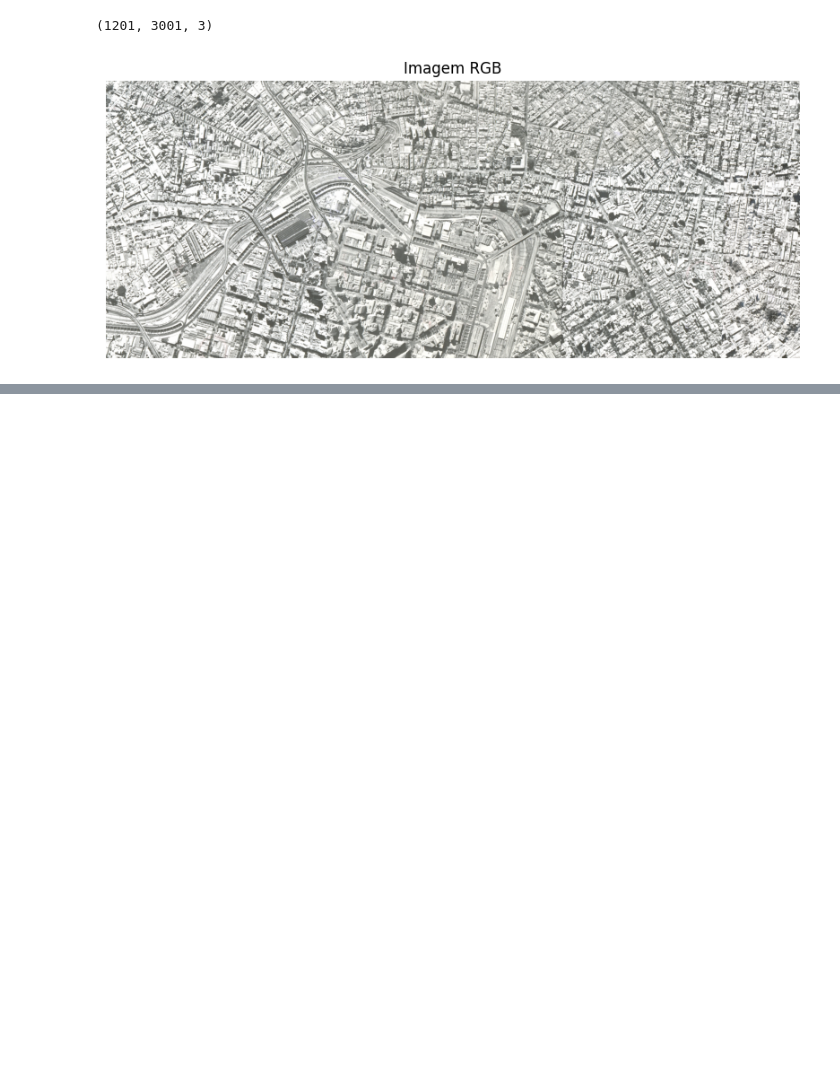
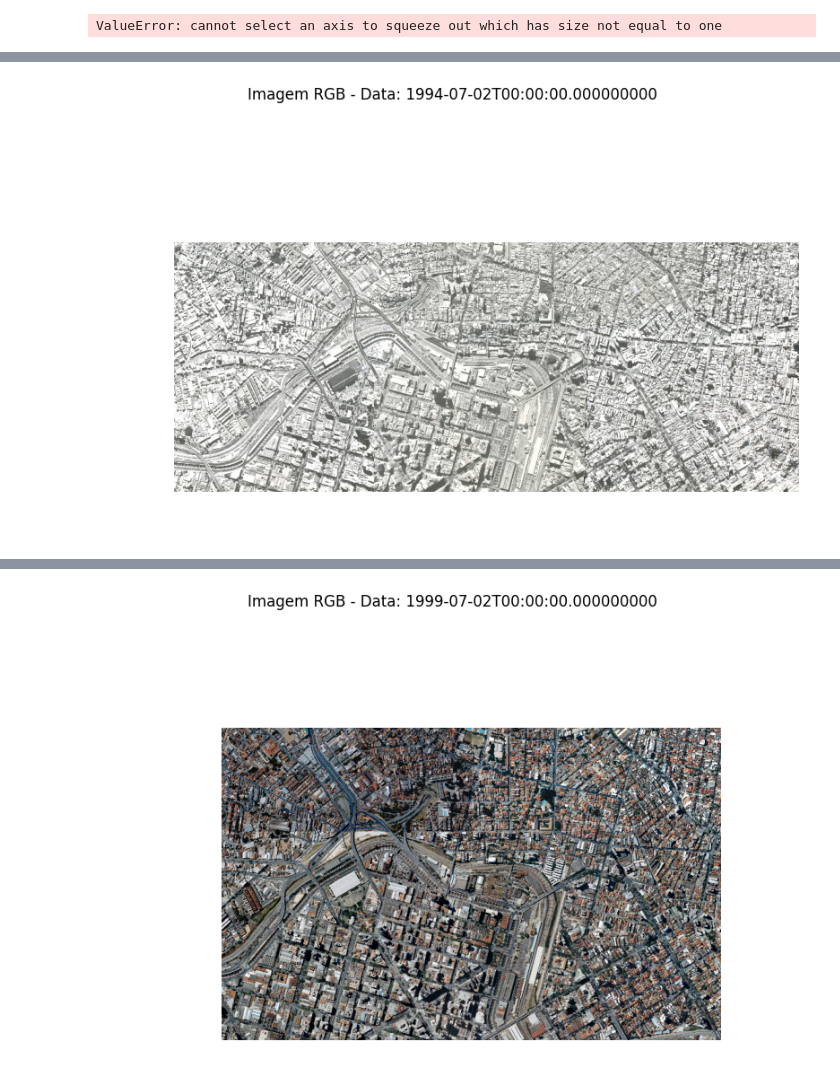
Before and after one commit to DiegoHMM/cuborizonte, a Jupyter notebook: teste_datacube.ipynb, the cells around one changed output, grey strips where cells are left out. Drawn from its saved outputs; the diff is of its cells as text; code cells hidden in the pictures; blank space fills up the shorter version.

```diff
--- a/teste_datacube.ipynb
+++ b/teste_datacube.ipynb
@@ -6,14 +6,14 @@ import numpy as np
 import matplotlib.pyplot as plt
 
 # Conectar ao catálogo STAC
-catalog_url = "http://localhost:8001/stac"
+catalog_url = "http://150.164.2.42:8080/stac"
 client = Client.open(catalog_url)
 
 # Buscar itens no catálogo
 search = client.search(
     collections="bh_ortophoto",  # Nome da coleção
     bbox=[-43.941925, -19.917622, -43.930232, -19.908802],  # Bounding box
-    datetime="1993-01-01/2003-12-31"  # Intervalo de tempo
+    datetime="1998-01-01/2016-12-31"  # Intervalo de tempo
 )
 
 # Obter a coleção de itens
@@ -59,5 +59,73 @@ plt.axis("off")  # Remover eixos
 plt.title("Imagem RGB")
 plt.show()
 # %% [output]
-(1201, 3001, 3)
+ValueError: cannot select an axis to squeeze out which has size not equal to one
-[figure, removed]
+# %%
+import pystac
+from pystac_client import Client
+import odc.stac
+import numpy as np
+import matplotlib.pyplot as plt
+
+# Conectar ao catálogo STAC
+catalog_url = "http://150.164.2.42:8080/stac"
+client = Client.open(catalog_url)
+
+# Buscar itens no catálogo
+search = client.search(
+    collections="bh_ortophoto",  # Nome da coleção
+    bbox=[-43.941925, -19.917622, -43.930232, -19.908802],  # Bounding box
+    datetime="1993-01-01/2016-12-31",  # Intervalo de tempo
+)
+
+# Obter a coleção de itens
+items = search.item_collection()
+
+# Corrigir os metadados de projeção
+for item in items:
+    for asset_key, asset in item.assets.items():
+        if "proj:code" in asset.extra_fields:
+            asset.extra_fields["proj:epsg"] = int(asset.extra_fields["proj:code"].split(":")[1])  # Extrai o código EPSG
+
+# Carregar os dados como um cubo
+xx = odc.stac.load(
+    items,
+    bands=["red", "green", "blue"],  # Bandas espectrais
+    crs="EPSG:31983",  # Especificar o CRS
+    resolution=3.0,  # Especificar a resolução
+)
+
+# Selecionar as bandas RGB
+red = xx["red"]
+green = xx["green"]
+blue = xx["blue"]
+
+# Obter as datas disponíveis (assumindo que a dimensão do tempo é a primeira)
+dates = xx.time.values if hasattr(xx, 'time') else [None] * len(red)
+
+# Iterar sobre cada imagem no cubo
+for i, date in enumerate(dates):
+    # Selecionar a i-ésima imagem de cada banda
+    red_band = red[i] if len(red.shape) > 2 else red
+    green_band = green[i] if len(green.shape) > 2 else green
+    blue_band = blue[i] if len(blue.shape) > 2 else blue
+
+    # Normalizar as bandas para o intervalo [0, 1]
+    red_normalized = (red_band - red_band.min()) / (red_band.max() - red_band.min())
+    green_normalized = (green_band - green_band.min()) / (green_band.max() - green_band.min())
+    blue_normalized = (blue_band - blue_band.min()) / (blue_band.max() - blue_band.min())
+
+    # Combinar as bandas em uma imagem RGB
+    rgb_image = np.stack([red_normalized, green_normalized, blue_normalized], axis=-1)
+
+    # Verificar a forma da imagem
+    print(f"Imagem {i} (Data: {date}) - Shape:", rgb_image.shape)
+
+    # Plotar a imagem RGB
+    plt.figure(figsize=(10, 10))
+    plt.imshow(rgb_image)
+    plt.axis("off")  # Remover eixos
+    title = f"Imagem RGB - Data: {date}" if date is not None else "Imagem RGB"
+    plt.title(title)
+    plt.show()
+# %% [output]
@@ -63,0 +133 @@ plt.show()
+[figure, added]
@@ -63,0 +135 @@ plt.show()
+[figure, added]
```
Also changed, not shown: parts of 1 cell of this notebook, 13 other files.
